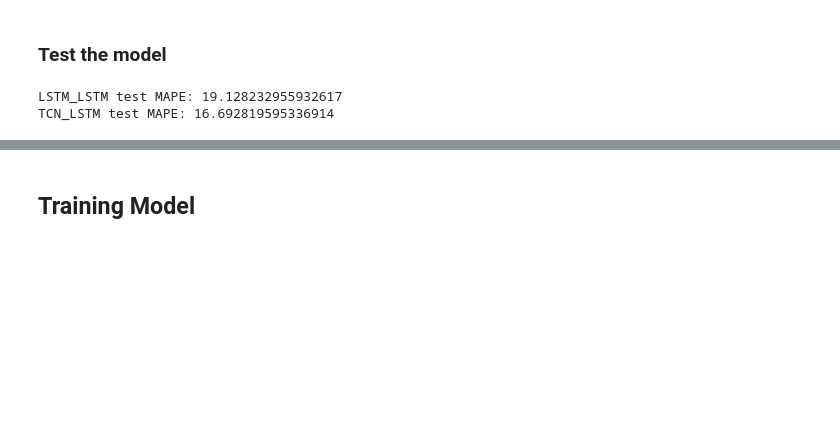
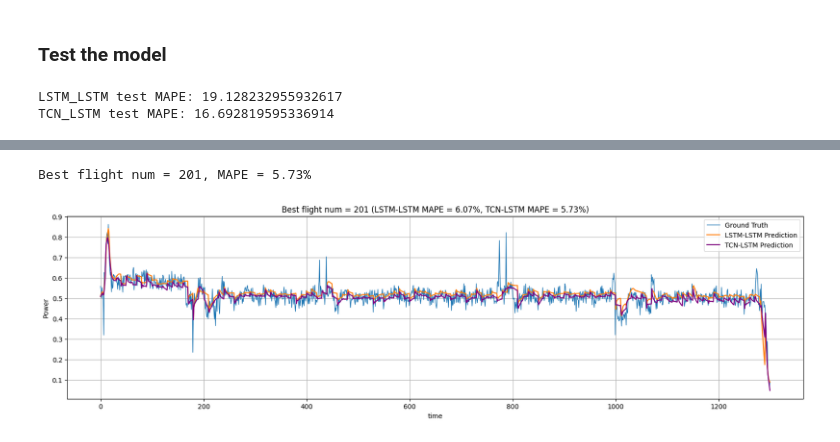
Before and after one commit to LeoLi23/553-ev-project, a Jupyter notebook: main.ipynb, the cells around one changed output, grey strips where cells are left out. Cells and saved outputs as stored; diff of their text form; code cells hidden in the pictures; blank space fills up the shorter version.

```diff
--- a/main.ipynb
+++ b/main.ipynb
@@ -41,8 +41,8 @@ all_features = getFeatures(covariates=False)
 # Specify the features to be used
 select_features = ['payload', 'wind_speed', 'wind_angle', 'linear_acceleration_x', 'linear_acceleration_y', 'linear_acceleration_z', 'power']
 # %%
-data, train_loader, val_loader, test_loader, d_split = get_data_loaders(data, input_len, output_len, test_size=0.2, val_size=0.2,
-                                                                        features=select_features, covariates=False)
+data, train_loader, val_loader, test_loader, d_split, scaler = get_data_loaders(data, input_len, output_len, test_size=0.2, val_size=0.2,
+                                                                                features=select_features, covariates=False)
 # %% [output]
 ['payload', 'wind_speed', 'wind_angle', 'linear_acceleration_x', 'linear_acceleration_y', 'linear_acceleration_z', 'power']
 # %% [markdown]
@@ -109,3 +117,13 @@ for seq2seq in [lstm_lstm, tcn_lstm]:
 # %% [output]
 LSTM_LSTM test MAPE: 19.128232955932617
 TCN_LSTM test MAPE: 16.692819595336914
+# %%
+# reverse transform power prediction by scaler
+power_idx = select_features.index('power')
+power_min = scaler.data_min_[power_idx]
+power_max = scaler.data_max_[power_idx]
+
+print(power_min, power_max)
+
+def scale_reverse(x):
+    return x*(power_max - power_min) + power_min
@@ -148,2 +218,49 @@ TCN_LSTM test MAPE: 9.021327018737793
-# %% [markdown]
-## Training Model
+# %%
+# plot the best flight
+
+print(f'Best flight num = {best_flight_num}, MAPE = {best_flight_mape:.2f}%')
+
+test_data = data[(data['flight'] == best_flight_num) & (data['power'] > 0.02)]
+input_seq, output_seq = create_sequences(test_data[select_features].values,
+                                            test_data['power'].values, input_len, output_len)
+
+input_seq = torch.tensor(input_seq, dtype=torch.float32).to(device)
+output_seq = torch.tensor(output_seq, dtype=torch.float32).to(device)
+targets = output_seq.cpu().numpy()
+
+lstm_lstm.eval()
+with torch.no_grad():
+    outputs1 = lstm_lstm(input_seq)  # No need for target length
+    outputs1 = outputs1.squeeze(-1)  # Now [batch_size, 2]
+    outputs1 = outputs1.cpu().numpy()
+
+tcn_lstm.eval()
+with torch.no_grad():
+    outputs2 = tcn_lstm(input_seq)  # No need for target length
+    outputs2 = outputs2.squeeze(-1)  # Now [batch_size, 2]
+    outputs2 = outputs2.cpu().numpy()
+
+mape1 = np.mean(np.abs((outputs1 - targets) / targets)) * 100
+mape2 = np.mean(np.abs((outputs2 - targets) / targets)) * 100
+
+gt_powers = []
+pred_powers1 = []
+pred_powers2 = []
+for i in range(0, len(targets), output_len):
+    gt_powers.extend(list(targets[i]))
+    pred_powers1.extend(list(outputs1[i]))
+    pred_powers2.extend(list(outputs2[i]))
+
+plt.figure(figsize=(20, 5))
+plt.plot(gt_powers, label='Ground Truth', linewidth=1)
+plt.plot(pred_powers1, label='LSTM-LSTM Prediction', linewidth=1.6)
+plt.plot(pred_powers2, label='TCN-LSTM Prediction', linewidth=1.6, color='purple')
+plt.title(f'Best flight num = {best_flight_num} (LSTM-LSTM MAPE = {mape1:.2f}%, TCN-LSTM MAPE = {mape2:.2f}%)')
+plt.xlabel('time')
+plt.ylabel('Power')
+plt.grid()
+plt.legend()
+plt.show()
+# %% [output]
+Best flight num = 201, MAPE = 5.73%
+[figure, added]
```
Also changed, not shown: parts of 27 cells of this notebook, 8 other files.
